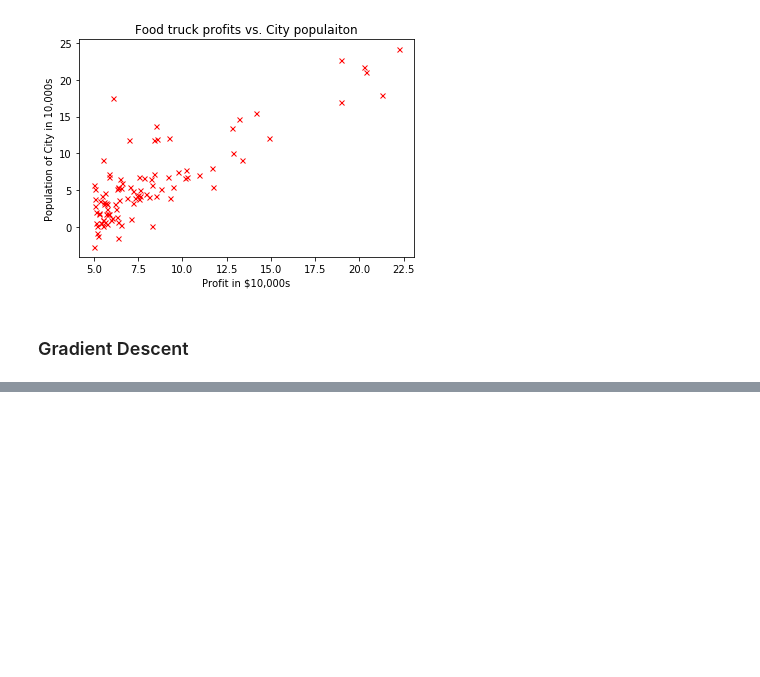
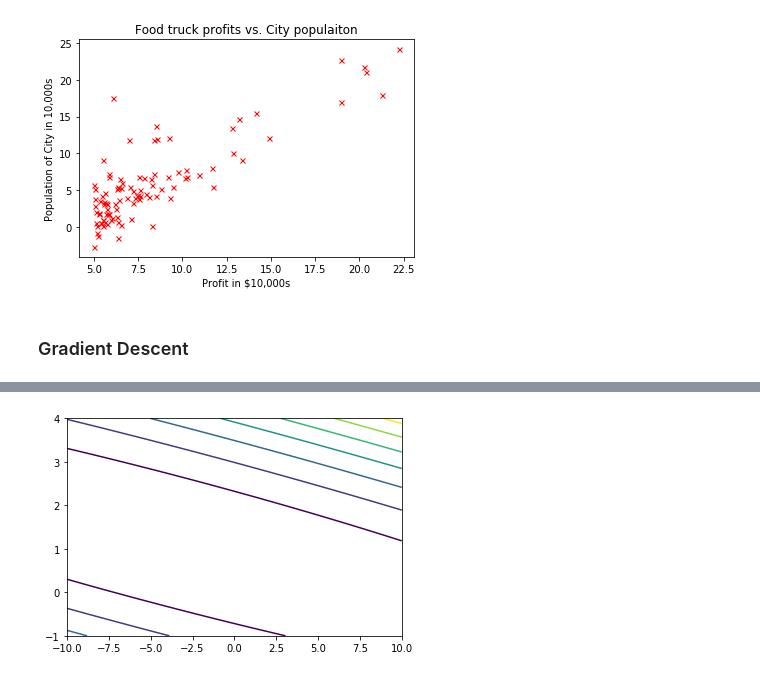
Before and after one commit to fiony/ml-course-andrew-ng, a Jupyter notebook: ex1/Programming Exercise 1-Linear Regression.ipynb, the cells around one changed output, grey strips where cells are left out. Cells and saved outputs as stored; diff of their text form; code cells hidden in the pictures; blank space fills up the shorter version.

```diff
--- a/ex1/Programming Exercise 1-Linear Regression.ipynb
+++ b/ex1/Programming Exercise 1-Linear Regression.ipynb
@@ -125,0 +242,5 @@ where the hypothesis $h_\theta(x)$ is given by the linear model: $$h_\theta(x)=\
+# %%
+plt.contour(theta0_vals,theta1_vals,J_vals)
+plt.show()
+# %% [output]
+[figure, added]
```
Also changed, not shown: parts of 24 cells of this notebook.
